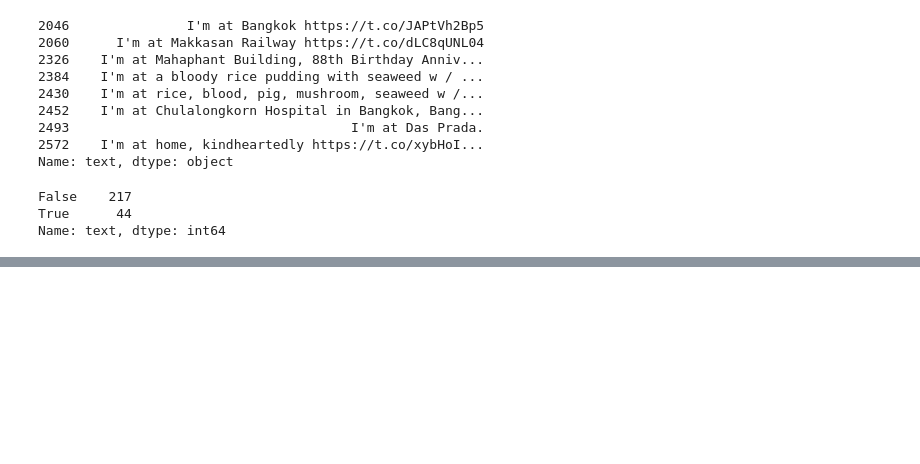
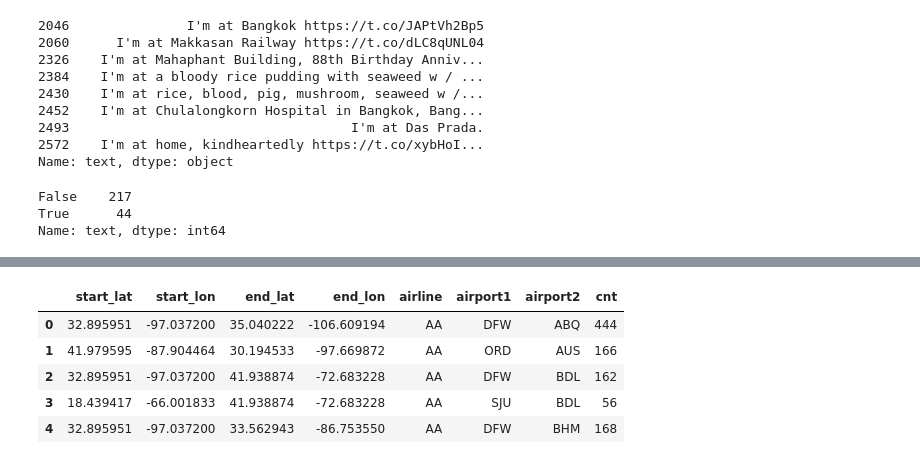
Before and after one commit to lemonaz5/JPintern, a Jupyter notebook: tweet_visualize.ipynb, the cells around one changed output, grey strips where cells are left out. Cells and saved outputs as stored; diff of their text form; code cells hidden in the pictures; blank space fills up the shorter version.

```diff
--- a/tweet_visualize.ipynb
+++ b/tweet_visualize.ipynb
@@ -214,0 +240,10 @@ Name: text, dtype: object
+# %%
+df_flight_paths = pd.read_csv('https://raw.githubusercontent.com/plotly/datasets/master/2011_february_aa_flight_paths.csv')
+df_flight_paths.head()
+# %% [output]
+|  | start_lat | start_lon | end_lat | end_lon | airline | airport1 | airport2 | cnt |
+| 0 | 32.895951 | -97.037200 | 35.040222 | -106.609194 | AA | DFW | ABQ | 444 |
+| 1 | 41.979595 | -87.904464 | 30.194533 | -97.669872 | AA | ORD | AUS | 166 |
+| 2 | 32.895951 | -97.037200 | 41.938874 | -72.683228 | AA | DFW | BDL | 162 |
+| 3 | 18.439417 | -66.001833 | 41.938874 | -72.683228 | AA | SJU | BDL | 56 |
+| 4 | 32.895951 | -97.037200 | 33.562943 | -86.753550 | AA | DFW | BHM | 168 |
```
Also changed, not shown: parts of 12 cells of this notebook, 2 other files.
